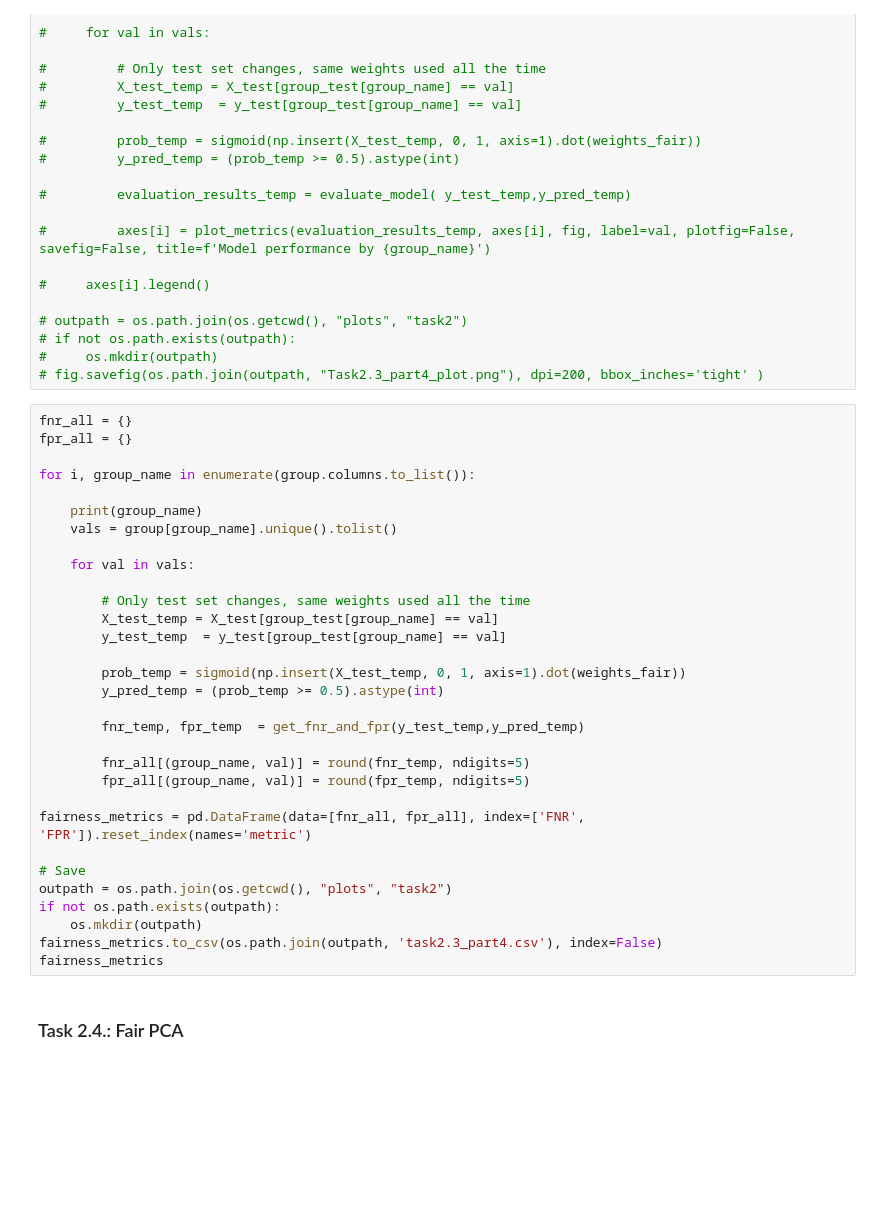
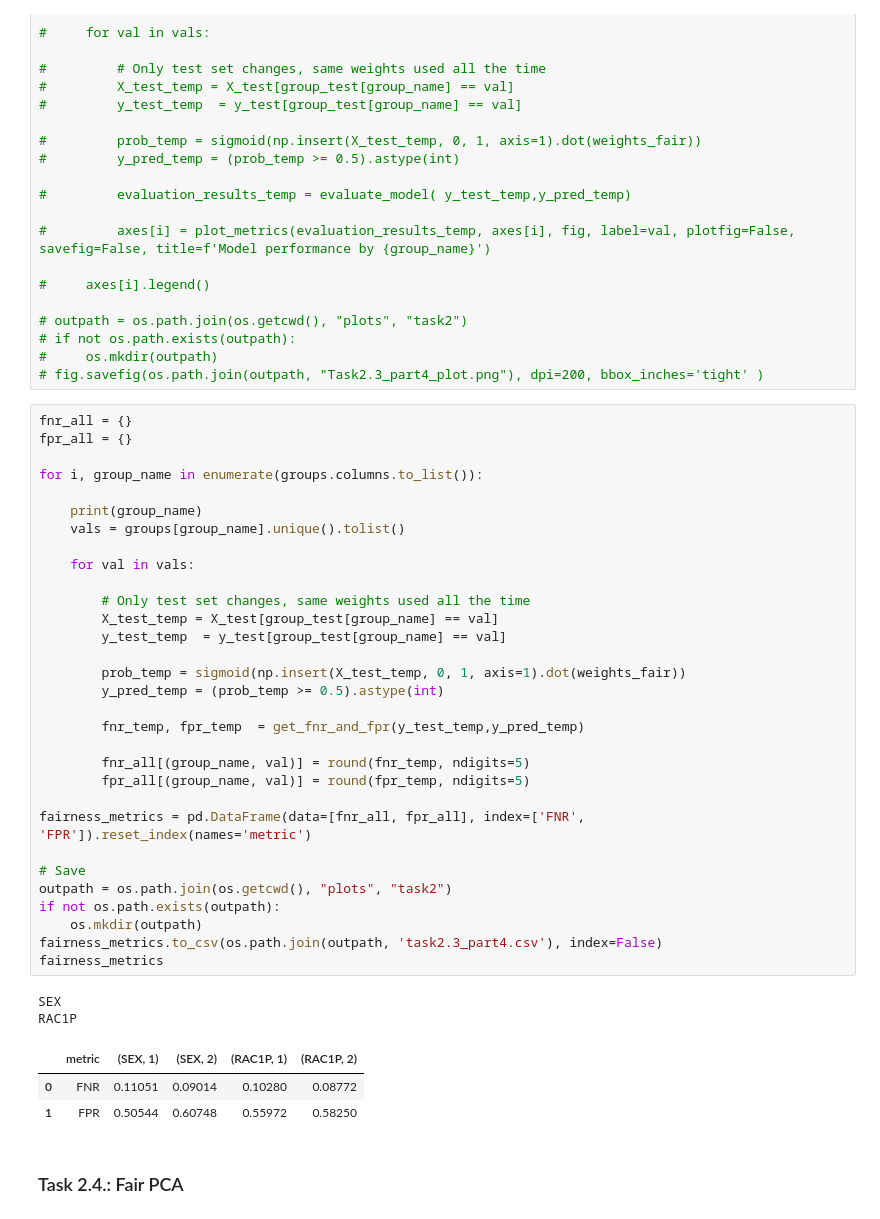
Before and after one commit to jorgedelpozolerida/-KDS_AlgorithmicFairness, a Jupyter notebook: Assignment2/assignment2.ipynb, the cells around one changed output. Cells and saved outputs as stored; diff of their text form; blank space fills up the shorter version.

```diff
--- a/Assignment2/assignment2.ipynb
+++ b/Assignment2/assignment2.ipynb
@@ -1040,34 +1188,40 @@ plot_metrics(evaluation_results_fair, ax,fig, savefig=True, filename="Task2.3_pa
 # %%
 fnr_all = {}
 fpr_all = {}
 
-for i, group_name in enumerate(group.columns.to_list()):
+for i, group_name in enumerate(groups.columns.to_list()):
 
     print(group_name)
-    vals = group[group_name].unique().tolist()
+    vals = groups[group_name].unique().tolist()
 
     for val in vals:
 
         # Only test set changes, same weights used all the time
         X_test_temp = X_test[group_test[group_name] == val]
         y_test_temp  = y_test[group_test[group_name] == val]
 
         prob_temp = sigmoid(np.insert(X_test_temp, 0, 1, axis=1).dot(weights_fair))
         y_pred_temp = (prob_temp >= 0.5).astype(int)
 
         fnr_temp, fpr_temp  = get_fnr_and_fpr(y_test_temp,y_pred_temp)
 
         fnr_all[(group_name, val)] = round(fnr_temp, ndigits=5)
         fpr_all[(group_name, val)] = round(fpr_temp, ndigits=5)
 
 fairness_metrics = pd.DataFrame(data=[fnr_all, fpr_all], index=['FNR', 'FPR']).reset_index(names='metric')
 
 # Save
 outpath = os.path.join(os.getcwd(), "plots", "task2")
 if not os.path.exists(outpath):
     os.mkdir(outpath)
 fairness_metrics.to_csv(os.path.join(outpath, 'task2.3_part4.csv'), index=False)
 fairness_metrics
+# %% [output]
+SEX
+RAC1P
+|  | metric | (SEX, 1) | (SEX, 2) | (RAC1P, 1) | (RAC1P, 2) |
+| 0 | FNR | 0.11051 | 0.09014 | 0.10280 | 0.08772 |
+| 1 | FPR | 0.50544 | 0.60748 | 0.55972 | 0.58250 |
 # %% [markdown]
 ### Task 2.4.: Fair PCA
 # %% [markdown]
```
Also changed, not shown: parts of 59 cells of this notebook, 2 other files.
